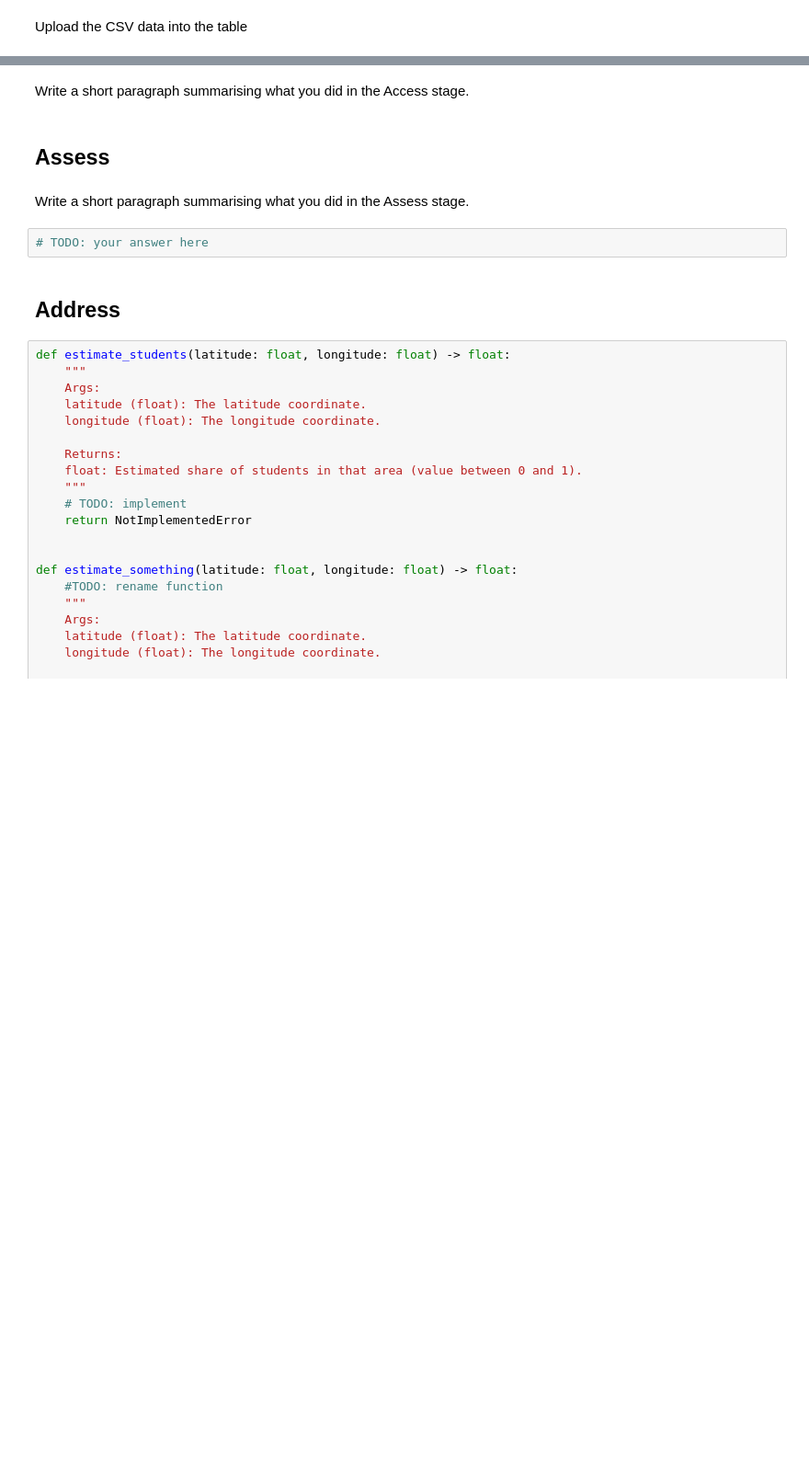
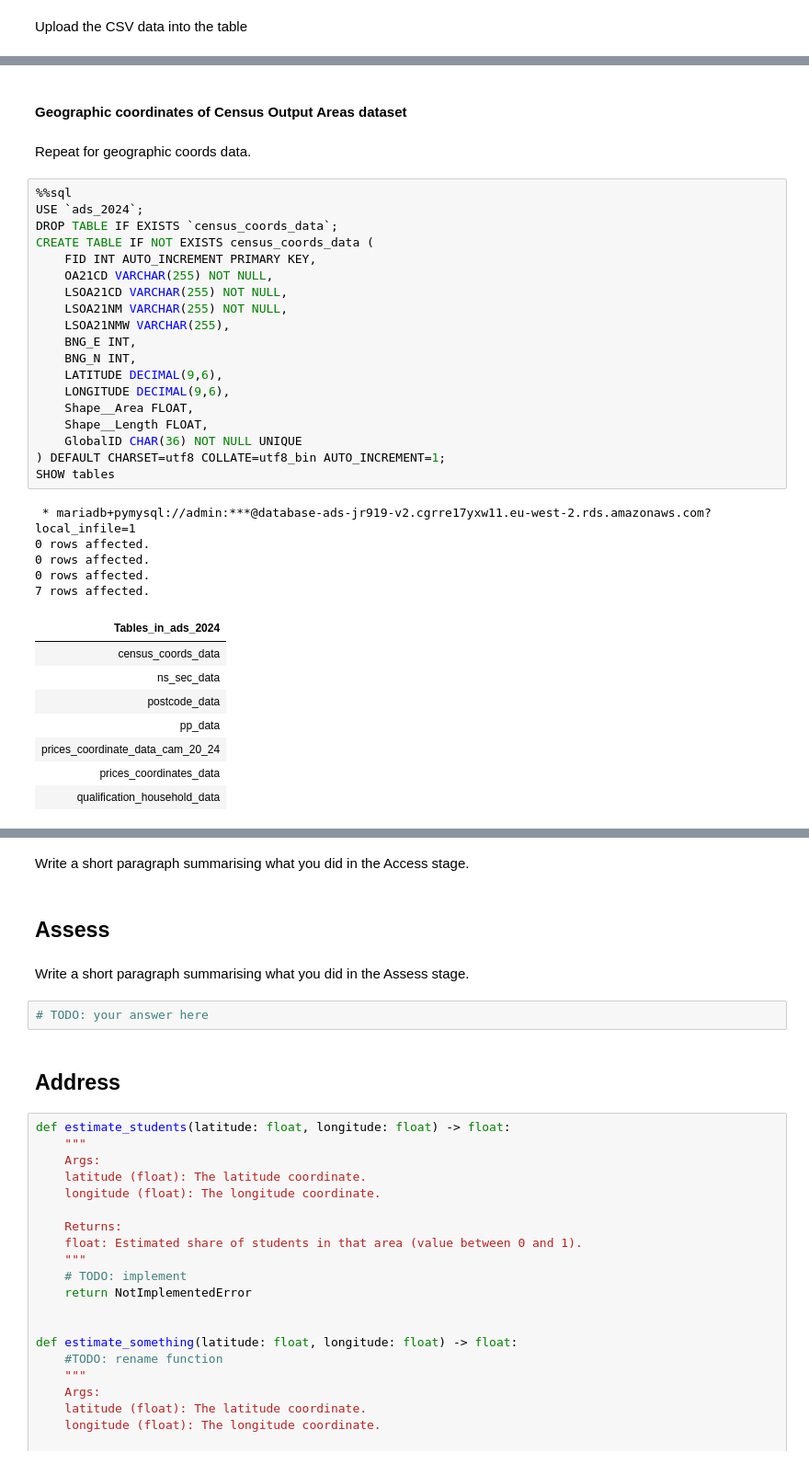
Before and after one commit to jr919cam/jr919_ads_2024, a Jupyter notebook: _notebooks/ads_course_assessment.ipynb, the cells around one changed output, grey strips where cells are left out. Shown: that part at 92% size. Saved outputs shown, nothing was run; the diff lists cells and outputs as text; blank space fills up the shorter version.

```diff
--- a/_notebooks/ads_course_assessment.ipynb
+++ b/_notebooks/ads_course_assessment.ipynb
@@ -273,0 +274,37 @@ SELECT * FROM qualification_household_data LIMIT 5
+# %% [markdown]
+#### Geographic coordinates of Census Output Areas dataset
+# %% [markdown]
+Repeat for geographic coords data.
+# %%
+%%sql
+USE `ads_2024`;
+DROP TABLE IF EXISTS `census_coords_data`;
+CREATE TABLE IF NOT EXISTS census_coords_data (
+    FID INT AUTO_INCREMENT PRIMARY KEY,
+    OA21CD VARCHAR(255) NOT NULL,
+    LSOA21CD VARCHAR(255) NOT NULL,
+    LSOA21NM VARCHAR(255) NOT NULL,
+    LSOA21NMW VARCHAR(255),
+    BNG_E INT,
+    BNG_N INT,
+    LATITUDE DECIMAL(9,6),
+    LONGITUDE DECIMAL(9,6),
+    Shape__Area FLOAT,
+    Shape__Length FLOAT,
+    GlobalID CHAR(36) NOT NULL UNIQUE
+) DEFAULT CHARSET=utf8 COLLATE=utf8_bin AUTO_INCREMENT=1;
+SHOW tables
+# %% [output]
+ * mariadb+pymysql://admin:***@database-ads-jr919-v2.cgrre17yxw11.eu-west-2.rds.amazonaws.com?local_infile=1
+0 rows affected.
+0 rows affected.
+0 rows affected.
+7 rows affected.
+| Tables_in_ads_2024 |
+| census_coords_data |
+| ns_sec_data |
+| postcode_data |
+| pp_data |
+| prices_coordinate_data_cam_20_24 |
+| prices_coordinates_data |
+| qualification_household_data |
```
Also changed, not shown: parts of 12 cells of this notebook.
